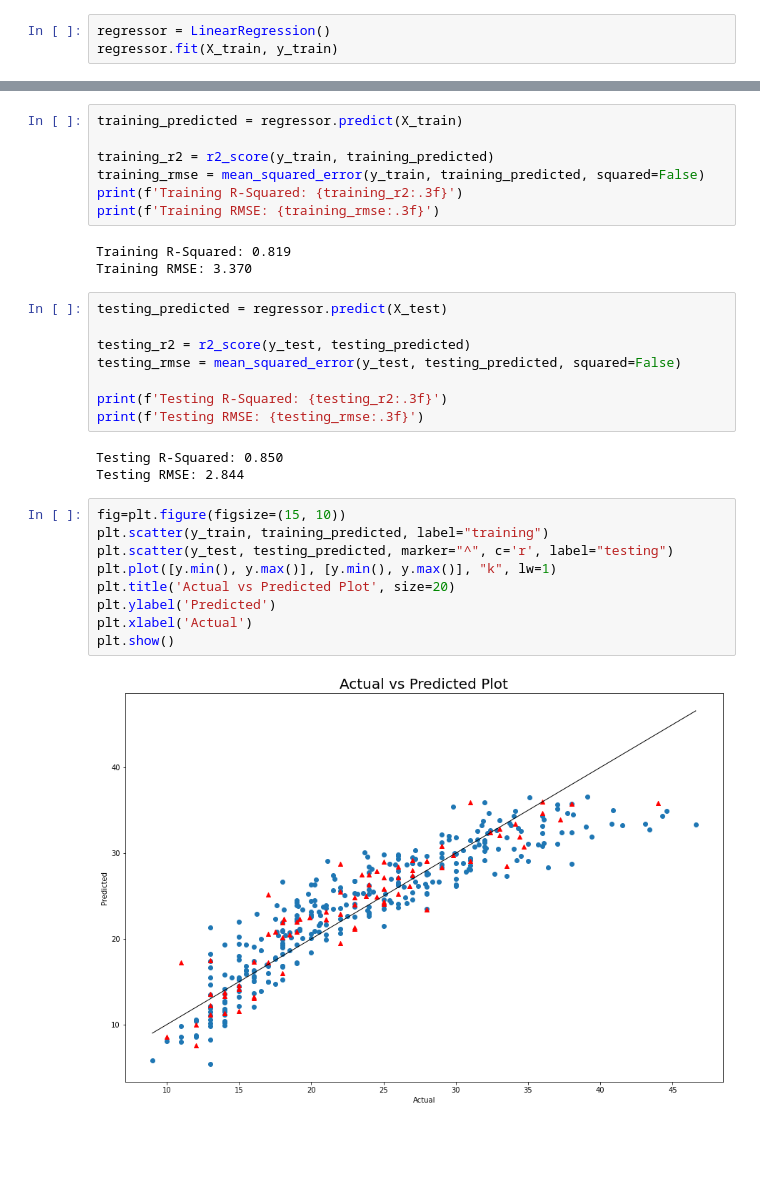
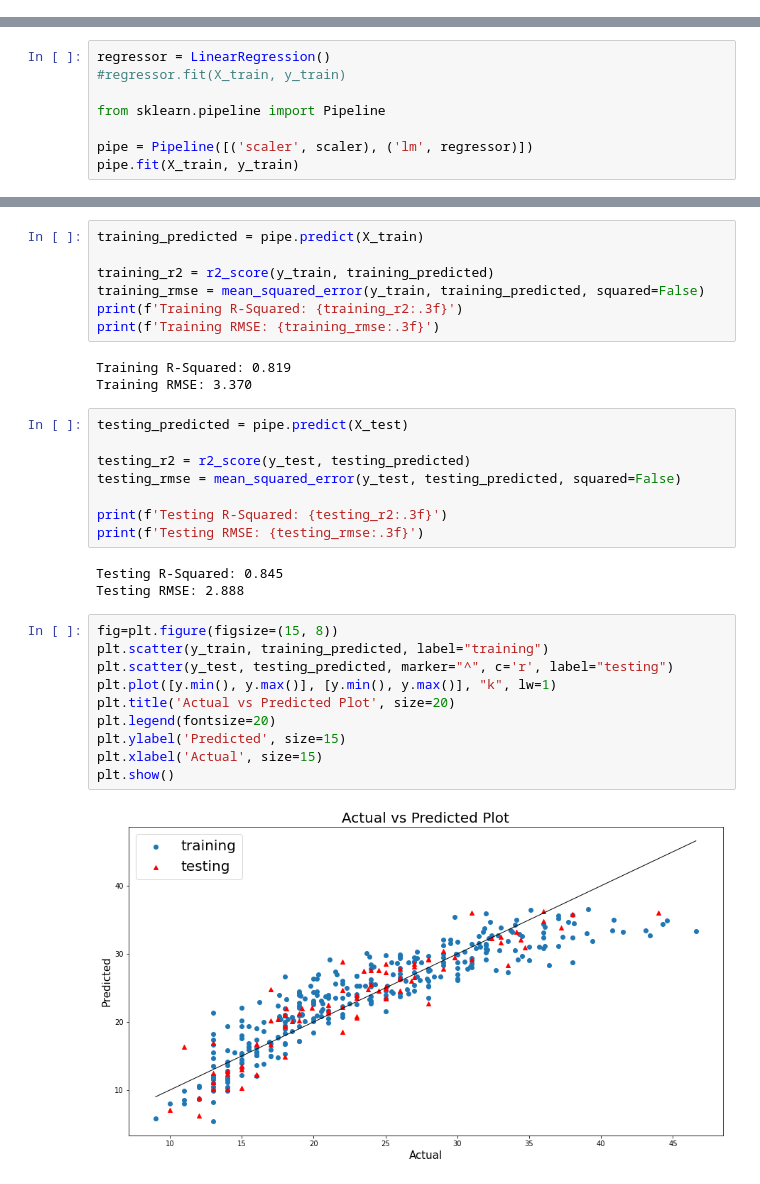
Before and after one commit to trizkynoviandy/vehicle-fuel-efficiency-prediction, a Jupyter notebook: vehicle-fuel-efficiency.ipynb, the cells around one changed output, grey strips where cells are left out. Saved outputs shown, nothing was run; the diff lists cells and outputs as text; blank space fills up the shorter version.

```diff
--- a/vehicle-fuel-efficiency.ipynb
+++ b/vehicle-fuel-efficiency.ipynb
@@ -143,6 +142,3 @@ X_test = scaler.fit_transform(X_test)
 ## Model Training
 # %% [markdown]
 Train a linear model using sklearn Linear Regression
-# %%
-regressor = LinearRegression()
-regressor.fit(X_train, y_train)
@@ -150,0 +145,8 @@ LinearRegression()
+# %%
+regressor = LinearRegression()
+#regressor.fit(X_train, y_train)
+
+from sklearn.pipeline import Pipeline
+
+pipe = Pipeline([('scaler', scaler), ('lm', regressor)])
+pipe.fit(X_train, y_train)
@@ -215,5 +194,5 @@ array([[-0.27544311,  2.01366001, -0.49384575, -5.93612313,  0.20236728,
 # %%
-training_predicted = regressor.predict(X_train)
+training_predicted = pipe.predict(X_train)
 
 training_r2 = r2_score(y_train, training_predicted)
 training_rmse = mean_squared_error(y_train, training_predicted, squared=False)
@@ -223,7 +202,7 @@ print(f'Training RMSE: {training_rmse:.3f}')
 Training R-Squared: 0.819
 Training RMSE: 3.370
 # %%
-testing_predicted = regressor.predict(X_test)
+testing_predicted = pipe.predict(X_test)
 
 testing_r2 = r2_score(y_test, testing_predicted)
 testing_rmse = mean_squared_error(y_test, testing_predicted, squared=False)
@@ -231,16 +210,17 @@ testing_rmse = mean_squared_error(y_test, testing_predicted, squared=False)
 print(f'Testing R-Squared: {testing_r2:.3f}')
 print(f'Testing RMSE: {testing_rmse:.3f}')
 # %% [output]
-Testing R-Squared: 0.850
-Testing RMSE: 2.844
+Testing R-Squared: 0.845
+Testing RMSE: 2.888
 # %%
-fig=plt.figure(figsize=(15, 10))
+fig=plt.figure(figsize=(15, 8))
 plt.scatter(y_train, training_predicted, label="training")
 plt.scatter(y_test, testing_predicted, marker="^", c='r', label="testing")
 plt.plot([y.min(), y.max()], [y.min(), y.max()], "k", lw=1)
 plt.title('Actual vs Predicted Plot', size=20)
-plt.ylabel('Predicted')
-plt.xlabel('Actual')
+plt.legend(fontsize=20)
+plt.ylabel('Predicted', size=15)
+plt.xlabel('Actual', size=15)
 plt.show()
 # %% [output]
-[figure, old version]
+[figure, new version]
```
Also changed, not shown: parts of 11 cells of this notebook.
